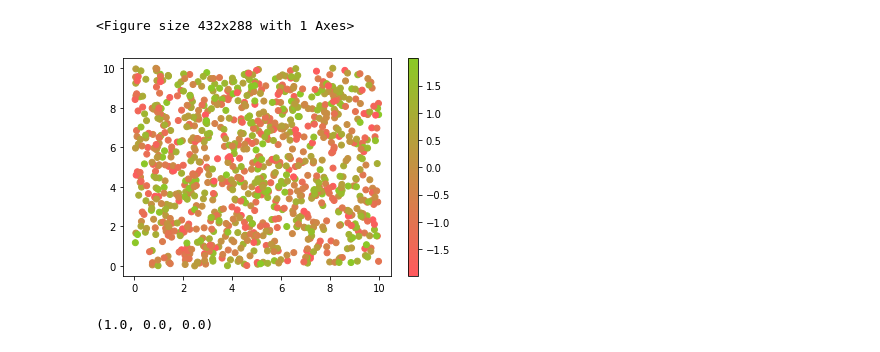
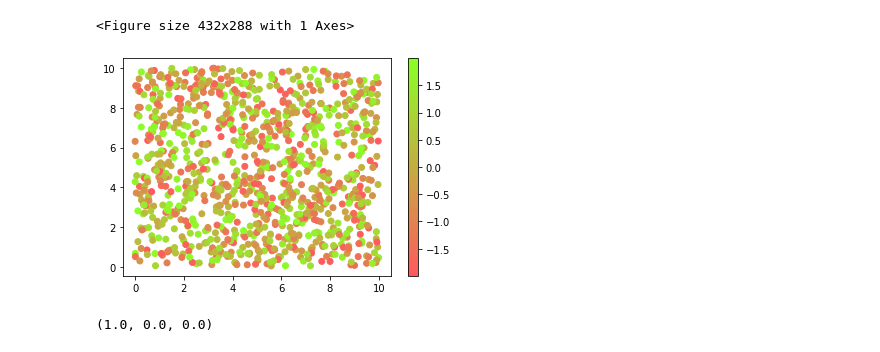
Before and after one commit to JonasFrey96/ASL, a Jupyter notebook: notebooks/update_visu_fit_colors.ipynb, the cells around one changed output. Cells and saved outputs as stored; diff of their text form; code cells hidden in the pictures.

Commit message:
color map update for matrix plot

```diff
--- a/notebooks/update_visu_fit_colors.ipynb
+++ b/notebooks/update_visu_fit_colors.ipynb
@@ -111,38 +111,39 @@ import matplotlib.colors as mcolors
 
 col = { "red":[255,89,94],
      "green":[138,201,38]}
+
 def make_colormap(seq):
     """Return a LinearSegmentedColormap
     seq: a sequence of floats and RGB-tuples. The floats should be increasing
     and in the interval (0,1).
     """
     seq = [(None,) * 3, 0.0] + list(seq) + [1.0, (None,) * 3]
     cdict = {'red': [], 'green': [], 'blue': []}
     for i, item in enumerate(seq):
         if isinstance(item, float):
             r1, g1, b1 = seq[i - 1]
             r2, g2, b2 = seq[i + 1]
             cdict['red'].append([item, r1, r2])
             cdict['green'].append([item, g1, g2])
             cdict['blue'].append([item, b1, b2])
     return mcolors.LinearSegmentedColormap('CustomMap', cdict)
 
 
 c = mcolors.ColorConverter().to_rgb
 rvb = make_colormap(
     [c('red'), c('violet'), 0.33, c('violet'), c('blue'), 0.66, c('blue')])
 
 rvb = make_colormap(
-    [ [l/255 for l in [255,89,94] ], [l/255 for l in [138,201,38] ]])
+    [ [l/255 for l in [255,89,94] ],  [l/255 for l in [138,255,38] ]])
 
 N = 1000
 array_dg = np.random.uniform(0, 10, size=(N, 2))
 colors = np.random.uniform(-2, 2, size=(N,))
 plt.scatter(array_dg[:, 0], array_dg[:, 1], c=colors, cmap=rvb)
 plt.colorbar()
 plt.show()
 # %% [output]
-[figure, old version]
+[figure, new version]
 # %%
 c('red')
 # %% [output]
```
Also changed, not shown: 2 other files.
